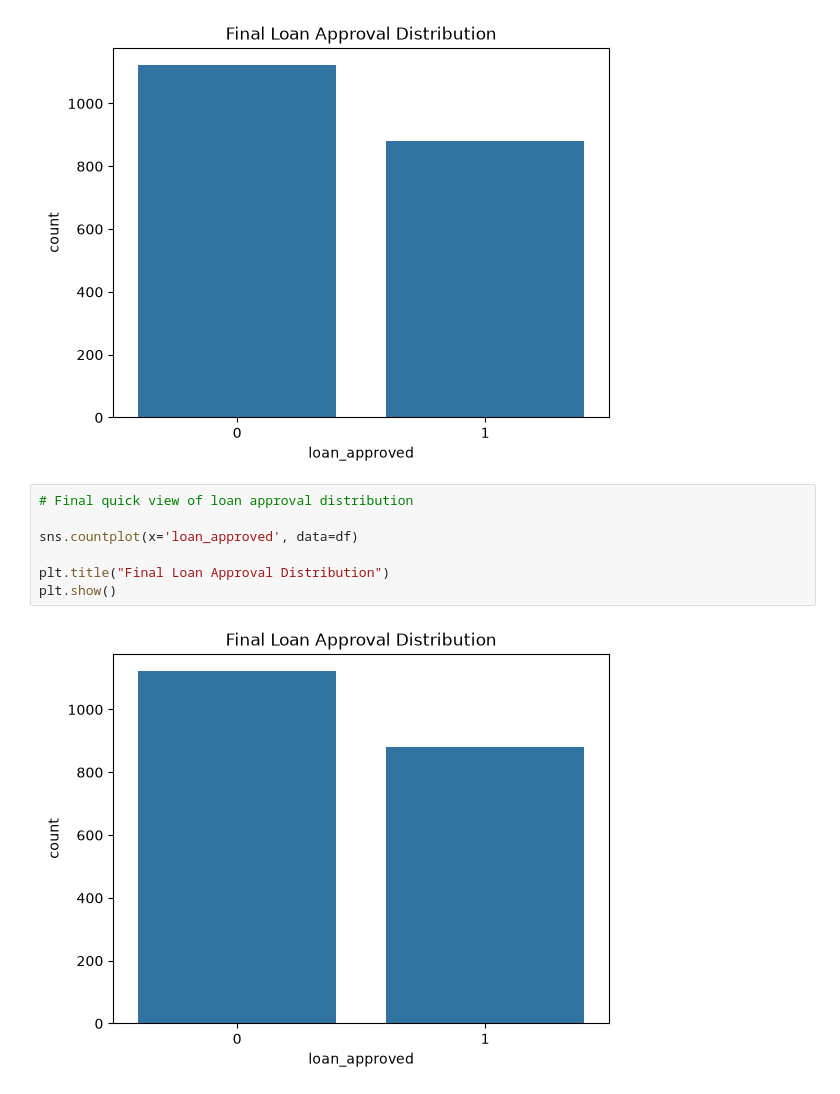
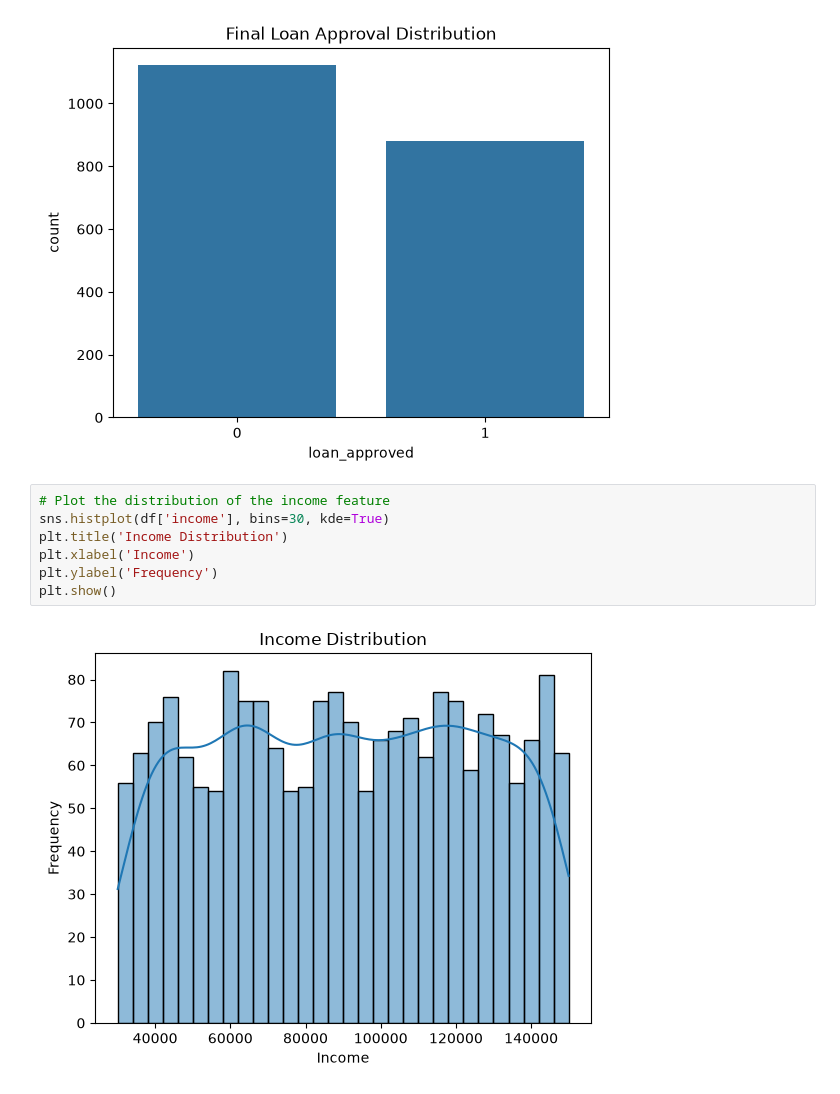
Before and after one commit to RehanAlam93/6-Months-Data-Science, a Jupyter notebook: loan approval project/data cleaning/loan_aprv.ipynb, the cells around one changed output. Drawn from its saved outputs; the diff is of its cells as text.

Commit message:
data processing and cleaning & visualization

```diff
--- a/loan approval project/data cleaning/loan_aprv.ipynb
+++ b/loan approval project/data cleaning/loan_aprv.ipynb
@@ -451,12 +451,12 @@ plt.title("Final Loan Approval Distribution")
 plt.show()
 # %% [output]
 [figure]
-# %%
-# Final quick view of loan approval distribution
-
-sns.countplot(x='loan_approved', data=df)
-
-plt.title("Final Loan Approval Distribution")
-plt.show()
-# %% [output]
-[figure, removed]
+# %%
+# Plot the distribution of the income feature
+sns.histplot(df['income'], bins=30, kde=True)
+plt.title('Income Distribution')
+plt.xlabel('Income')
+plt.ylabel('Frequency')
+plt.show()
+# %% [output]
+[figure, added]
```
Also changed, not shown: parts of 2 cells of this notebook.
